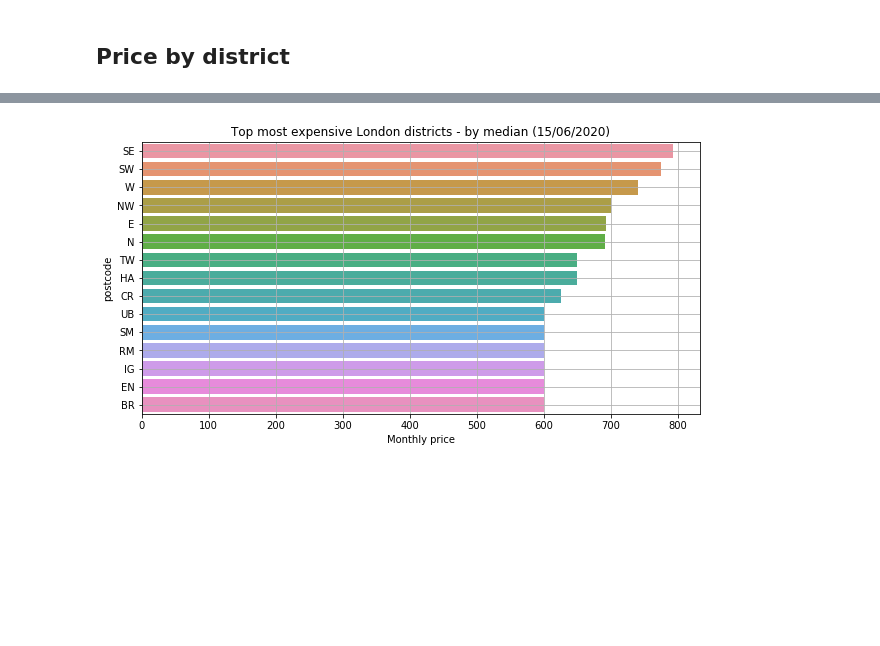
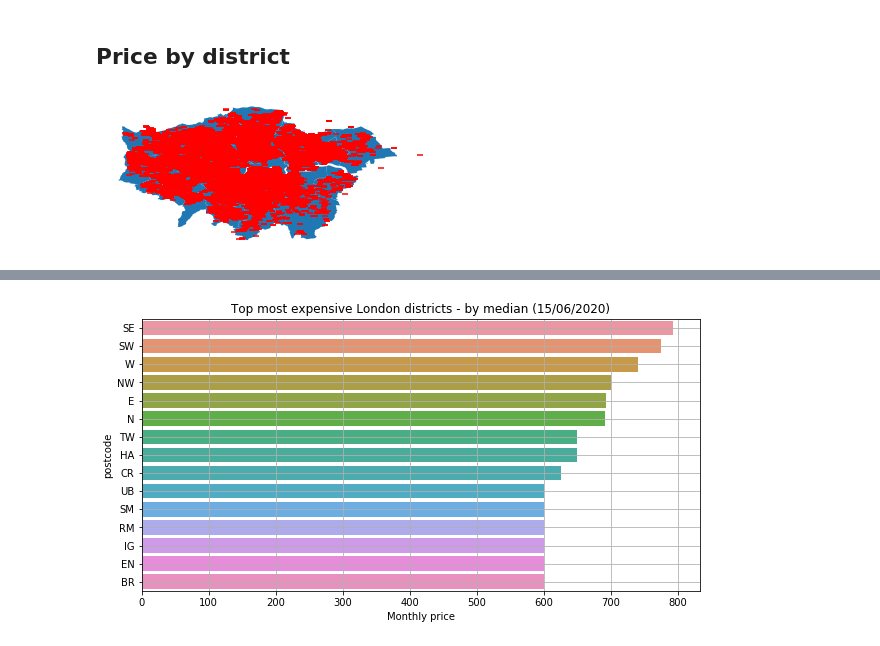
Before and after one commit to marco-cardoso/property_anomaly_detector_frontend, a Jupyter notebook: notebooks/eda.ipynb, the cells around one changed output, grey strips where cells are left out. Cells and saved outputs as stored; diff of their text form; code cells hidden in the pictures; blank space fills up the shorter version.

Commit message:
Update EDA notebook with geospatial choropleth

```diff
--- a/notebooks/eda.ipynb
+++ b/notebooks/eda.ipynb
@@ -22,7 +21,7 @@ from property_anomaly_detector.features import read_df
 # %% [markdown]
 ### The dataset
 # %%
-df = read_df.read_df()
+df = read_df()
 df.head()
 # %% [output]
 |  | num_floors | num_bedrooms | latitude | furnished_state | category | property_type | longitude | details_url | ... |
@@ -273,3 +272,9 @@ plt.show()
 # %% [markdown]
 
 ## Price by district
+# %%
+ax = geospatial.plot_london_layer()
+geospatial.plot_properties_layer(df, axis=ax)
+plt.show()
+# %% [output]
+[figure, added]
```
Also changed, not shown: parts of 8 cells of this notebook, 2 other files.
